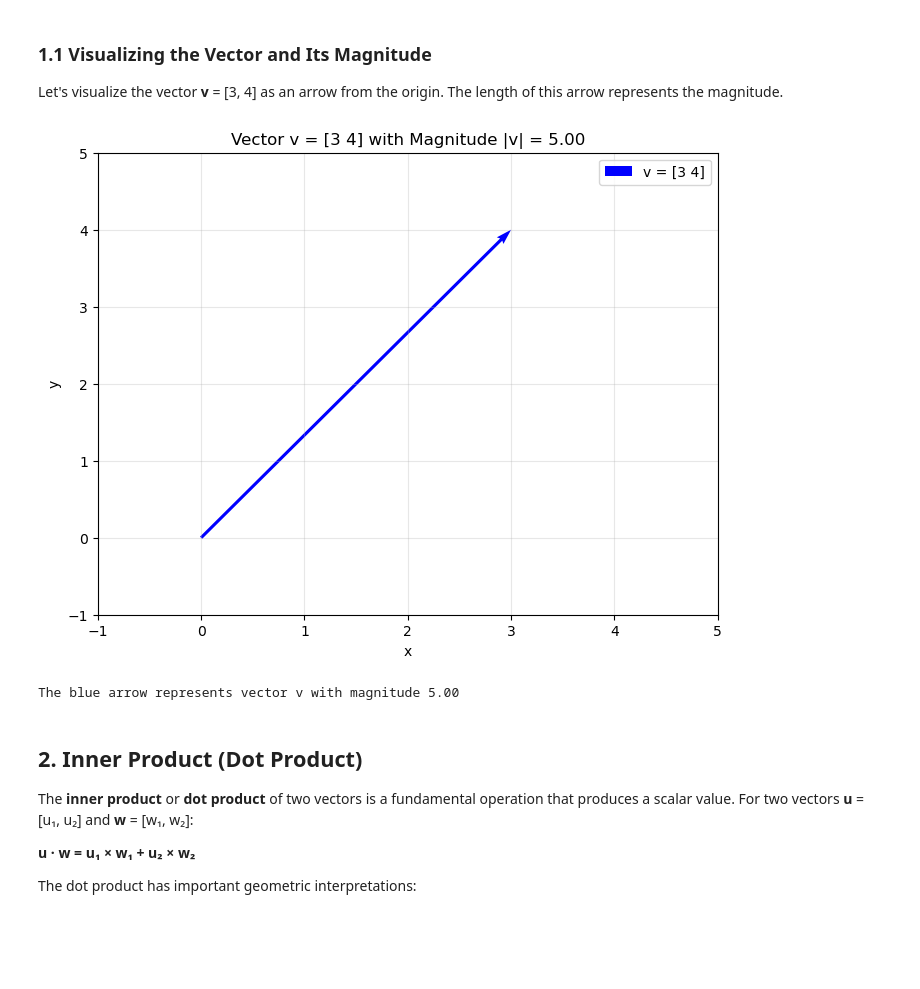
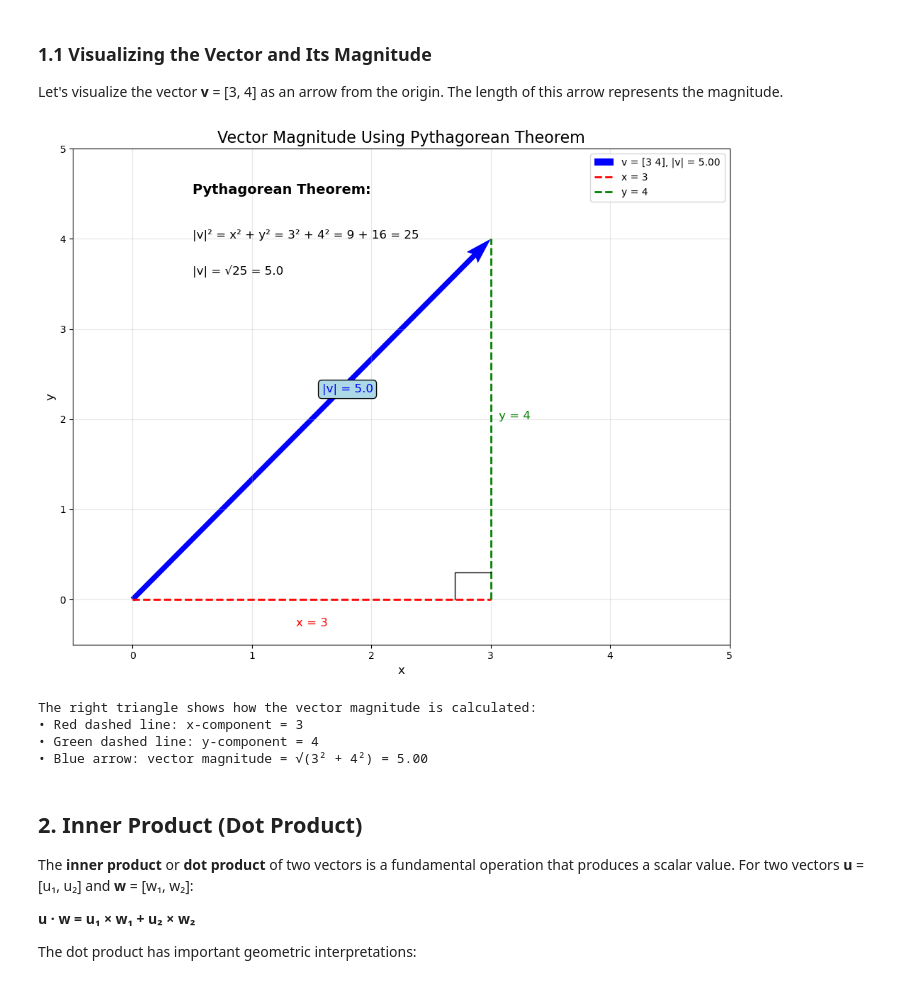
Before and after one commit to MarRoth93/Study_ML, a Jupyter notebook: math_for_ml/01_vectors/02_modulus_and_inner_product.ipynb, the cells around one changed output. Drawn from its saved outputs; the diff is of its cells as text; code cells hidden in the pictures; blank space fills up the shorter version.

```diff
--- a/math_for_ml/01_vectors/02_modulus_and_inner_product.ipynb
+++ b/math_for_ml/01_vectors/02_modulus_and_inner_product.ipynb
@@ -41,35 +41,62 @@ Manual calculation: |v| = √(3² + 4²) = √(9 + 16) = √25 = 5.0
 
 Let's visualize the vector **v** = [3, 4] as an arrow from the origin. The length of this arrow represents the magnitude.
 # %%
-# Plotting vector with detailed comments
+# Plotting vector with detailed comments and Pythagorean theorem visualization
 # Create a new figure for plotting
-plt.figure(figsize=(8, 6))
+plt.figure(figsize=(10, 8))
 
 # Plot the vector as an arrow from origin (0,0) to point (3,4)
-# quiver creates arrows: quiver(x_start, y_start, x_direction, y_direction)
 plt.quiver(0, 0, v[0], v[1], angles='xy', scale_units='xy', scale=1,
-           color='blue', width=0.005, label=f'v = {v}')
+           color='blue', width=0.008, label=f'v = {v}, |v| = {mod_v:.2f}')
+
+# Draw the right triangle to show Pythagorean theorem
+# Horizontal leg (x-component)
+plt.plot([0, v[0]], [0, 0], 'r--', linewidth=2, label=f'x = {v[0]}')
+# Vertical leg (y-component)
+plt.plot([v[0], v[0]], [0, v[1]], 'g--', linewidth=2, label=f'y = {v[1]}')
+
+# Add right angle indicator at the corner
+corner_size = 0.3
+plt.plot([v[0]-corner_size, v[0]-corner_size, v[0]], [0, corner_size, corner_size], 'k-', linewidth=1)
+
+# Add text annotations for the components
+plt.text(v[0]/2, -0.3, f'x = {v[0]}', ha='center', fontsize=12, color='red')
+plt.text(v[0]+0.2, v[1]/2, f'y = {v[1]}', ha='center', fontsize=12, color='green')
+plt.text(v[0]/2+0.3, v[1]/2+0.3, f'|v| = {mod_v:.1f}', ha='center', fontsize=12,
+         color='blue', bbox=dict(boxstyle="round,pad=0.3", facecolor="lightblue"))
+
+# Add the Pythagorean theorem formula
+plt.text(0.5, 4.5, f'Pythagorean Theorem:', fontsize=14, fontweight='bold')
+plt.text(0.5, 4.0, f'|v|² = x² + y² = {v[0]}² + {v[1]}² = {v[0]**2} + {v[1]**2} = {v[0]**2 + v[1]**2}', fontsize=12)
+plt.text(0.5, 3.6, f'|v| = √{v[0]**2 + v[1]**2} = {mod_v:.1f}', fontsize=12)
 
 # Set axis limits to show the vector clearly
-plt.xlim(-1, 5)
-plt.ylim(-1, 5)
+plt.xlim(-0.5, 5)
+plt.ylim(-0.5, 5)
 
 # Add labels and title
-plt.title(f'Vector v = {v} with Magnitude |v| = {mod_v:.2f}')
-plt.xlabel('x')
-plt.ylabel('y')
+plt.title(f'Vector Magnitude Using Pythagorean Theorem', fontsize=16)
+plt.xlabel('x', fontsize=12)
+plt.ylabel('y', fontsize=12)
 
 # Add grid for better visualization
 plt.grid(True, alpha=0.3)
 
 # Add legend and show the plot
-plt.legend()
+plt.legend(fontsize=10)
+plt.tight_layout()
 plt.show()
 
-print(f"The blue arrow represents vector v with magnitude {mod_v:.2f}")
+print(f"The right triangle shows how the vector magnitude is calculated:")
+print(f"• Red dashed line: x-component = {v[0]}")
+print(f"• Green dashed line: y-component = {v[1]}")
+print(f"• Blue arrow: vector magnitude = √({v[0]}² + {v[1]}²) = {mod_v:.2f}")
 # %% [output]
-[figure, old version]
+[figure, new version]
-The blue arrow represents vector v with magnitude 5.00
+The right triangle shows how the vector magnitude is calculated:
+• Red dashed line: x-component = 3
+• Green dashed line: y-component = 4
+• Blue arrow: vector magnitude = √(3² + 4²) = 5.00
 # %% [markdown]
 ## 2. Inner Product (Dot Product)
 
```
Also changed, not shown: 2 other files.
